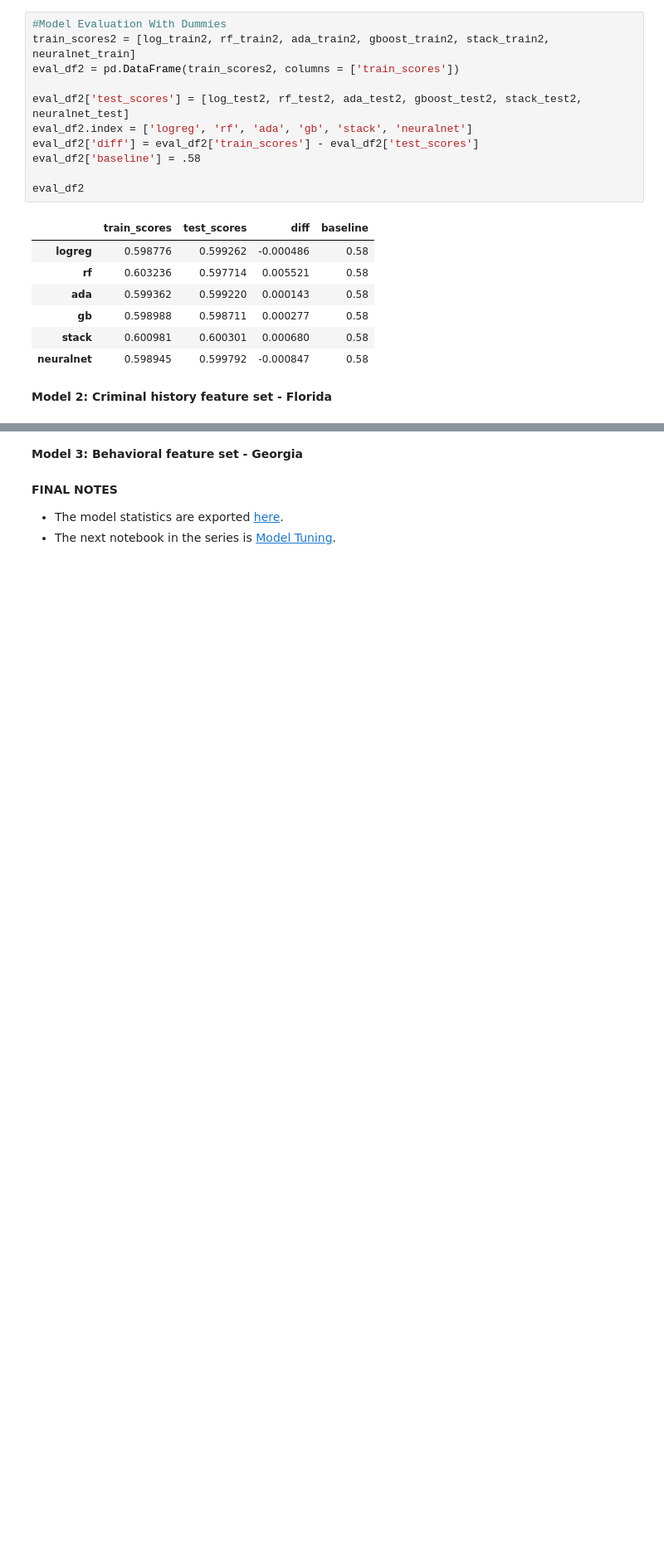
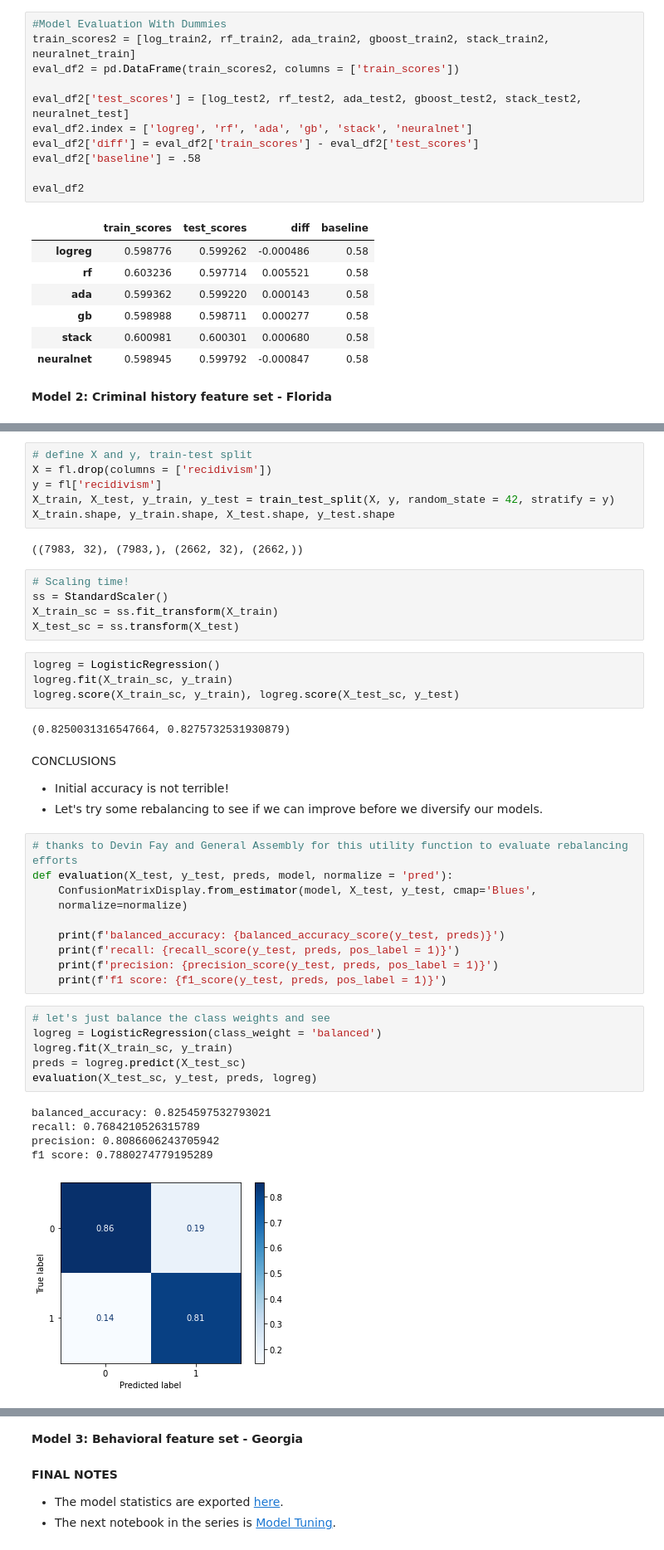
Before and after one commit to ga-dsi-822-group4/recidivism, a Jupyter notebook: notebooks/03_modeling.ipynb, the cells around one changed output, grey strips where cells are left out. Shown at 83% size. Cells and saved outputs as stored; diff of their text form; blank space fills up the shorter version.

Commit message:
Gabe modeling done

```diff
--- a/notebooks/03_modeling.ipynb
+++ b/notebooks/03_modeling.ipynb
@@ -274,0 +352,45 @@ eval_df2
+# %%
+# define X and y, train-test split
+X = fl.drop(columns = ['recidivism'])
+y = fl['recidivism']
+X_train, X_test, y_train, y_test = train_test_split(X, y, random_state = 42, stratify = y)
+X_train.shape, y_train.shape, X_test.shape, y_test.shape
+# %% [output]
+((7983, 32), (7983,), (2662, 32), (2662,))
+# %%
+# Scaling time!
+ss = StandardScaler()
+X_train_sc = ss.fit_transform(X_train)
+X_test_sc = ss.transform(X_test)
+# %%
+logreg = LogisticRegression()
+logreg.fit(X_train_sc, y_train)
+logreg.score(X_train_sc, y_train), logreg.score(X_test_sc, y_test)
+# %% [output]
+(0.8250031316547664, 0.8275732531930879)
+# %% [markdown]
+CONCLUSIONS
+- Initial accuracy is not terrible!
+- Let's try some rebalancing to see if we can improve before we diversify our models.
+# %%
+# thanks to Devin Fay and General Assembly for this utility function to evaluate rebalancing efforts
+def evaluation(X_test, y_test, preds, model, normalize = 'pred'):
+    ConfusionMatrixDisplay.from_estimator(model, X_test, y_test, cmap='Blues',
+    normalize=normalize)
+
+    print(f'balanced_accuracy: {balanced_accuracy_score(y_test, preds)}')
+    print(f'recall: {recall_score(y_test, preds, pos_label = 1)}')
+    print(f'precision: {precision_score(y_test, preds, pos_label = 1)}')
+    print(f'f1 score: {f1_score(y_test, preds, pos_label = 1)}')
+# %%
+# let's just balance the class weights and see
+logreg = LogisticRegression(class_weight = 'balanced')
+logreg.fit(X_train_sc, y_train)
+preds = logreg.predict(X_test_sc)
+evaluation(X_test_sc, y_test, preds, logreg)
+# %% [output]
+balanced_accuracy: 0.8254597532793021
+recall: 0.7684210526315789
+precision: 0.8086606243705942
+f1 score: 0.7880274779195289
+[figure, added]
```
Also changed, not shown: parts of 28 cells of this notebook, 2 other files.
